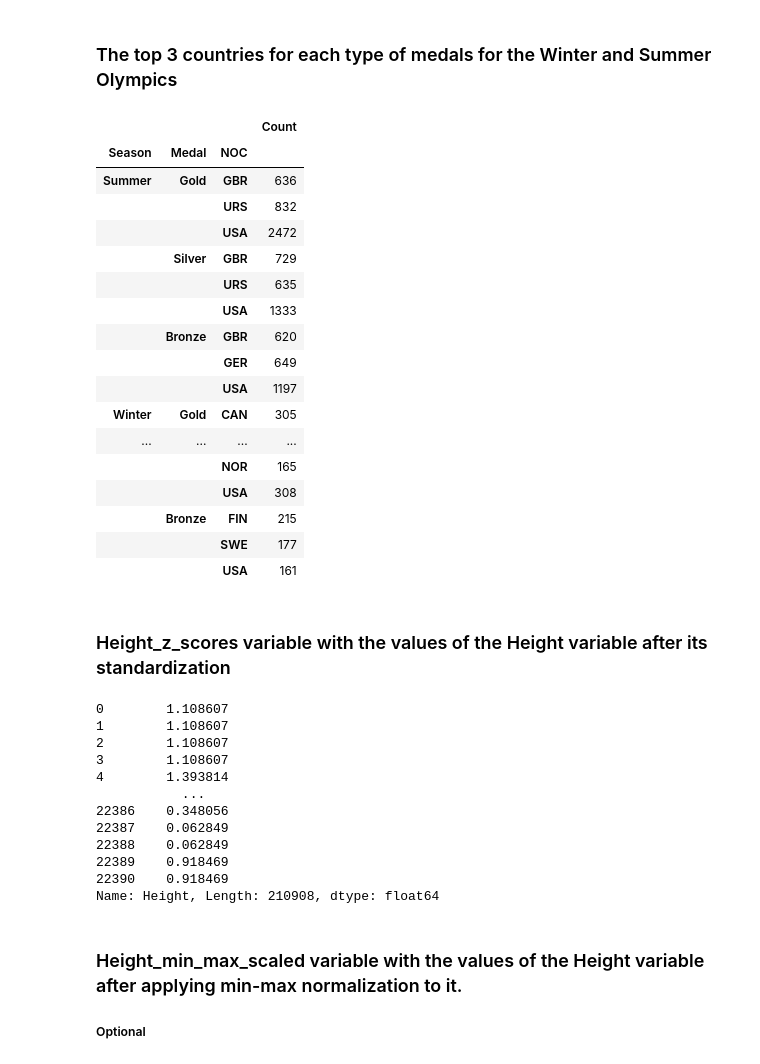
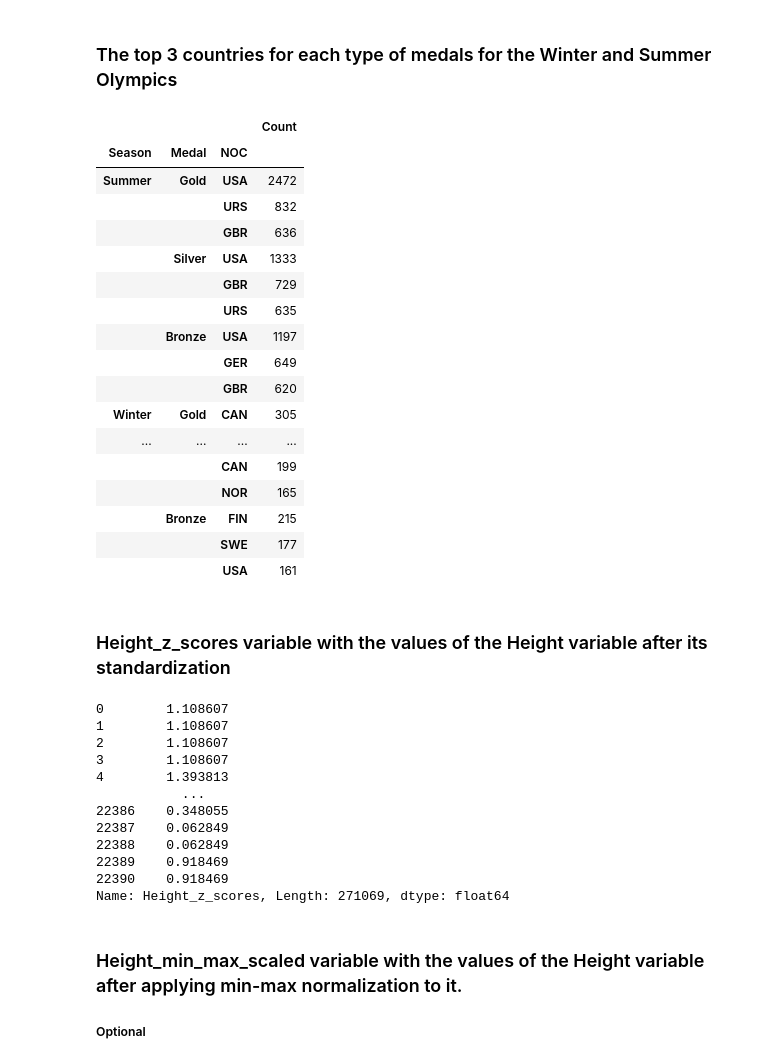
Before and after one commit to vladissta/BI_Statistics_2022, a Jupyter notebook: Project/Reports/report.ipynb, the cells around one changed output. Saved outputs shown, nothing was run; the diff lists cells and outputs as text; code cells hidden in the pictures.

```diff
--- a/Project/Reports/report.ipynb
+++ b/Project/Reports/report.ipynb
@@ -201,5 +206,5 @@ _Too old... We have to change this data to NULL_
 # %%
-df.loc[df.Age == 240, 'Age'] = None
+df.loc[df.Age == 240, 'Age'] = 24
 # %% [markdown]
 #### Checking Height
 # %%
@@ -227,5 +240,5 @@ _It is to high!_
 # %%
-df.loc[df.Height == 340, 'Height'] = None
+df.loc[df.Height == 340, 'Height'] = 176
 # %% [markdown]
 #### Checking Weight
 # %%
@@ -323,46 +336,46 @@ print(f" In 2002 Olympics there were {df.loc[df.Year == 2002].Sport.unique().siz
 ### The top 3 countries for each type of medals for the Winter and Summer Olympics
 # %%
 medal_top_df = df.groupby(['Season', "Medal", "NOC"]).NOC.count().sort_values(ascending=False).\
-groupby(level=["Medal", "Season"]).head(3).sort_index(level=[0,1]).\
-reindex(['Gold', 'Silver', "Bronze"], level=1).to_frame().rename(columns = {'NOC': 'Count'})
+groupby(level=["Medal", "Season"]).head(3).reindex(['Gold', 'Silver', "Bronze"], level=1).to_frame().\
+rename(columns = {'NOC': 'Count'})
 medal_top_df
 # %% [output]
 |  |  |  | Count |
 | Season | Medal | NOC |  |
-| Summer | Gold | GBR | 636 |
+| Summer | Gold | USA | 2472 |
 |  |  | URS | 832 |
-|  |  | USA | 2472 |
-|  | Silver | GBR | 729 |
+|  |  | GBR | 636 |
+|  | Silver | USA | 1333 |
+|  |  | GBR | 729 |
 |  |  | URS | 635 |
-|  |  | USA | 1333 |
-|  | Bronze | GBR | 620 |
+|  | Bronze | USA | 1197 |
 |  |  | GER | 649 |
-|  |  | USA | 1197 |
+|  |  | GBR | 620 |
 | Winter | Gold | CAN | 305 |
 | ... | ... | ... | ... |
+|  |  | CAN | 199 |
 |  |  | NOR | 165 |
-|  |  | USA | 308 |
 |  | Bronze | FIN | 215 |
 |  |  | SWE | 177 |
 |  |  | USA | 161 |
 # %% [markdown]
 ###  Height_z_scores variable with the values of the Height variable after its standardization
 # %%
-Height_z_scores = stats.zscore(df.Height.dropna())
-Height_z_scores
+df['Height_z_scores'] = (df.Height - df.Height.mean()) / df.Height.std()
+df.Height_z_scores
 # %% [output]
 0        1.108607
 1        1.108607
 2        1.108607
 3        1.108607
-4        1.393814
+4        1.393813
            ...
-22386    0.348056
+22386    0.348055
 22387    0.062849
 22388    0.062849
 22389    0.918469
 22390    0.918469
-Name: Height, Length: 210908, dtype: float64
+Name: Height_z_scores, Length: 271069, dtype: float64
 # %% [markdown]
 ### Height_min_max_scaled variable with the values of the Height variable after applying min-max normalization to it.
 ##### Optional
```
Also changed, not shown: parts of 45 cells of this notebook, 3 other files.
